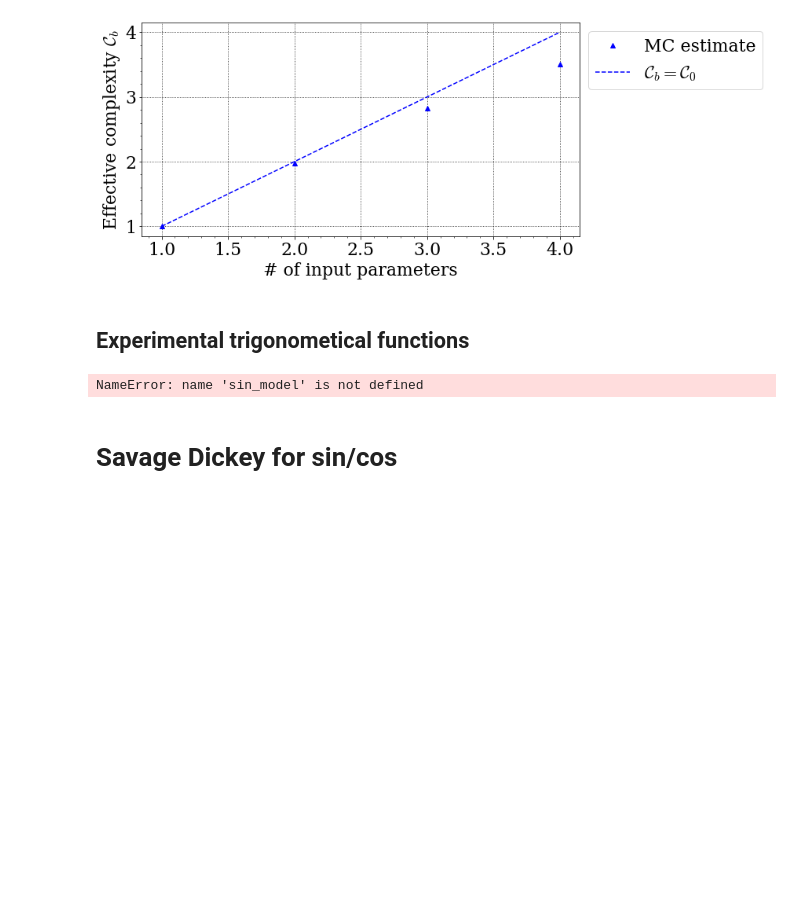
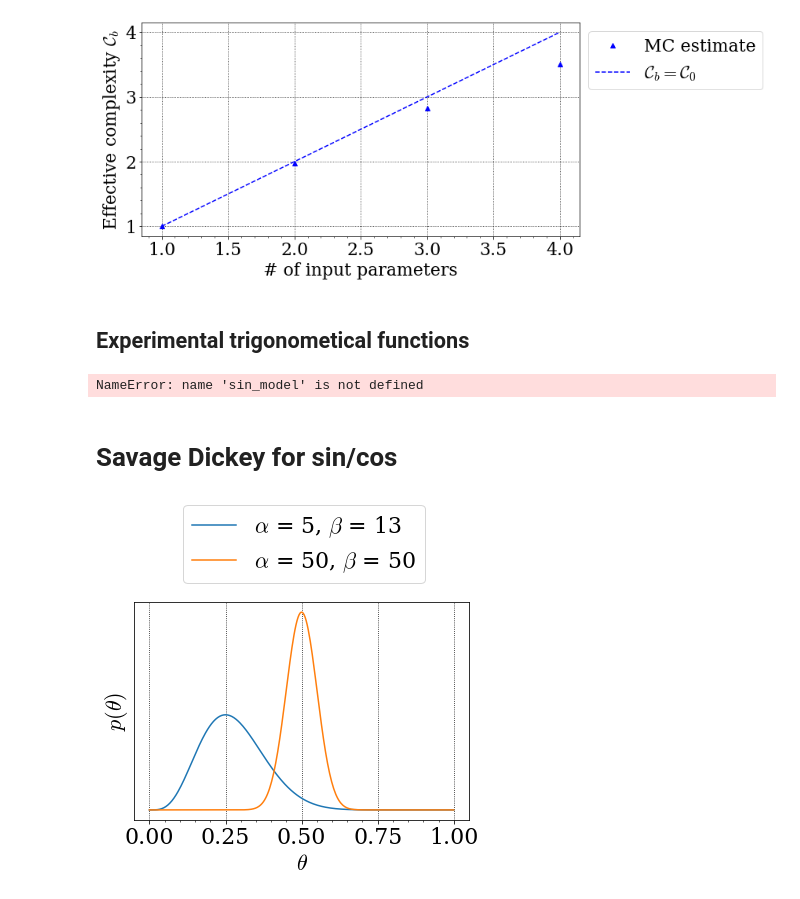
Before and after one commit to dschuechter/physics760_schuechter_krause, a Jupyter notebook: final_project/Code/Bayesian_model_selection_Testing.ipynb, the cells around one changed output. Saved outputs shown, nothing was run; the diff lists cells and outputs as text; code cells hidden in the pictures; blank space fills up the shorter version.

Commit message:
update report

```diff
--- a/final_project/Code/Bayesian_model_selection_Testing.ipynb
+++ b/final_project/Code/Bayesian_model_selection_Testing.ipynb
@@ -431,3 +431,20 @@ print("COS-Favour:",Bayes_Factor(cos_trace, sin_trace))
 # Savage Dickey for sin/cos
 # %%
 y_sin=trace_extractor(sin_trace,"phi",'')
+# %%
+a=5
+priors = ((a, 3*a-2), (50, 50))
+beauty_settings()
+for a, b in priors:
+    distri = beta(a, b)
+    x = np.linspace(0, 1, 300)
+    x_pdf = distri.pdf(x)
+    plt.plot(x, x_pdf, label=fr"$\alpha$ = {a:d}, $\beta$ = {b:d}")
+    plt.yticks([])
+    plt.xlabel("$\\theta$")
+    plt.ylabel("$p(\\theta)$")
+    plt.legend(bbox_to_anchor=(.9,+1.5))
+savepath = "../report/figs/"
+plt.savefig(savepath+"beta_dist.pdf")
+# %% [output]
+[figure, added]
```
Also changed, not shown: 11 other files.
